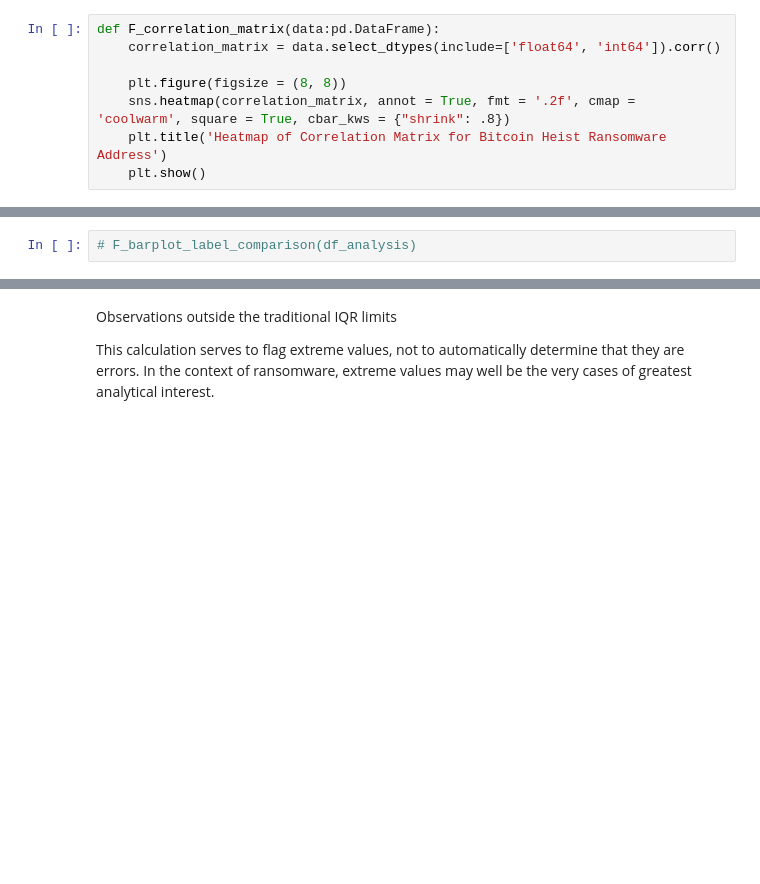
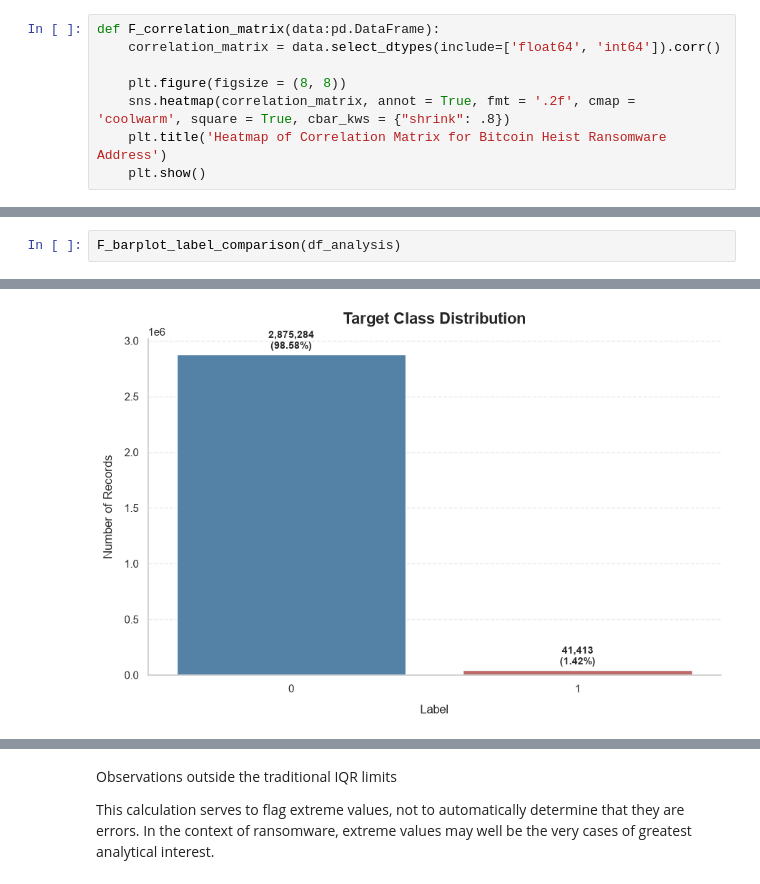
Before and after one commit to CCT-Dublin/CCT_ST_CA_01_20S, a Jupyter notebook: notebooks/CCT_ST_CA_01_20S.ipynb, the cells around one changed output, grey strips where cells are left out. Drawn from its saved outputs; the diff is of its cells as text; blank space fills up the shorter version.

```diff
--- a/notebooks/CCT_ST_CA_01_20S.ipynb
+++ b/notebooks/CCT_ST_CA_01_20S.ipynb
@@ -584,2 +627,3 @@ def F_correlation_matrix(data:pd.DataFrame):
 # %%
-# F_barplot_label_comparison(df_analysis)
+F_barplot_label_comparison(df_analysis)
+# %% [output]
@@ -586 +632,2 @@ def F_correlation_matrix(data:pd.DataFrame):
+[figure, added]
 # %%
```
Also changed, not shown: parts of 52 cells of this notebook.
